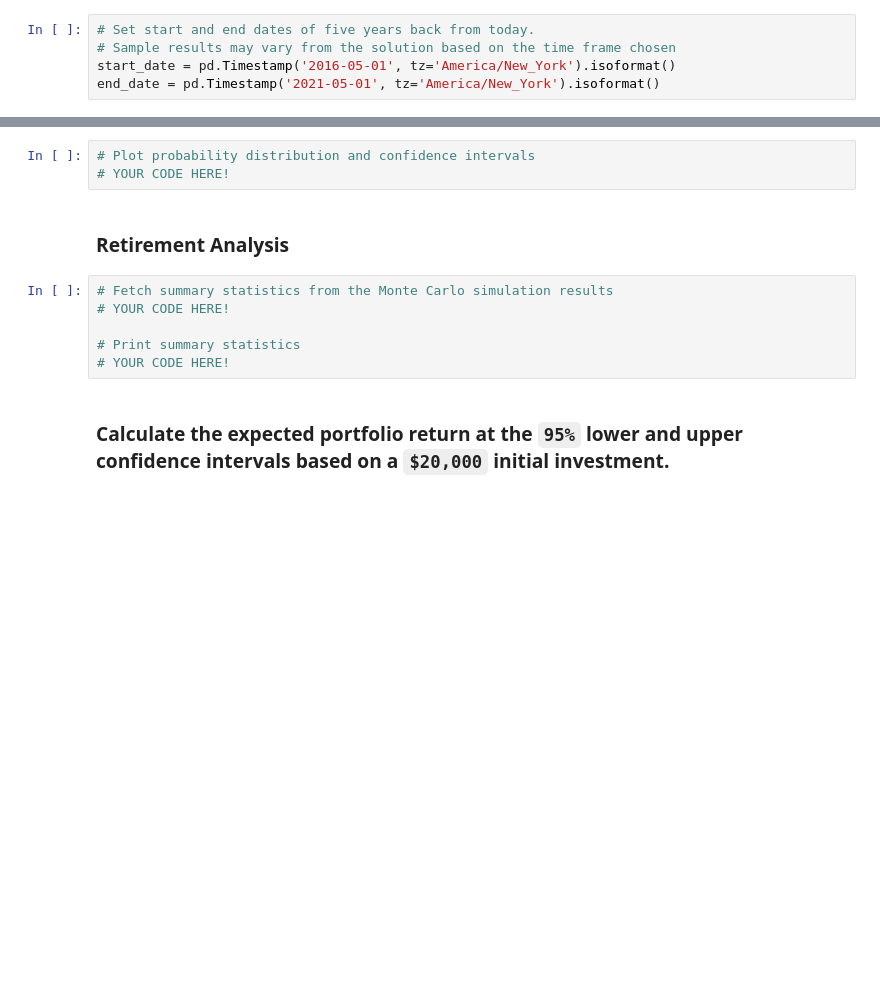
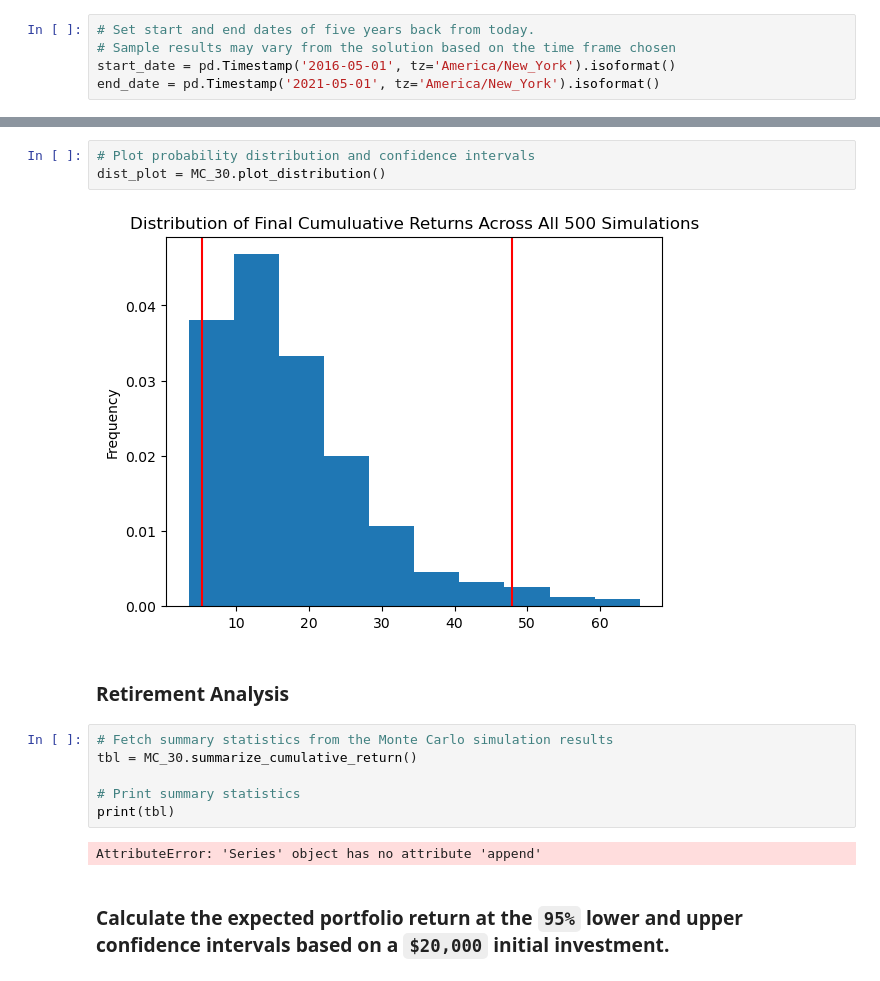
Before and after one commit to realminhnguyen/python_challenge5, a Jupyter notebook: financial-planner.ipynb, the cells around one changed output, grey strips where cells are left out. Cells and saved outputs as stored; diff of their text form; blank space fills up the shorter version.

```diff
--- a/financial-planner.ipynb
+++ b/financial-planner.ipynb
@@ -205,14 +262,18 @@ df_stock_data.head()
 # %%
 # Plot probability distribution and confidence intervals
-# YOUR CODE HERE!
+dist_plot = MC_30.plot_distribution()
+# %% [output]
+[figure, added]
 # %% [markdown]
 ### Retirement Analysis
 # %%
 # Fetch summary statistics from the Monte Carlo simulation results
-# YOUR CODE HERE!
+tbl = MC_30.summarize_cumulative_return()
 
 # Print summary statistics
-# YOUR CODE HERE!
+print(tbl)
+# %% [output]
+AttributeError: 'Series' object has no attribute 'append'
 # %% [markdown]
 ### Calculate the expected portfolio return at the `95%` lower and upper confidence intervals based on a `$20,000` initial investment.
 # %%
```
Also changed, not shown: parts of 9 cells of this notebook.
